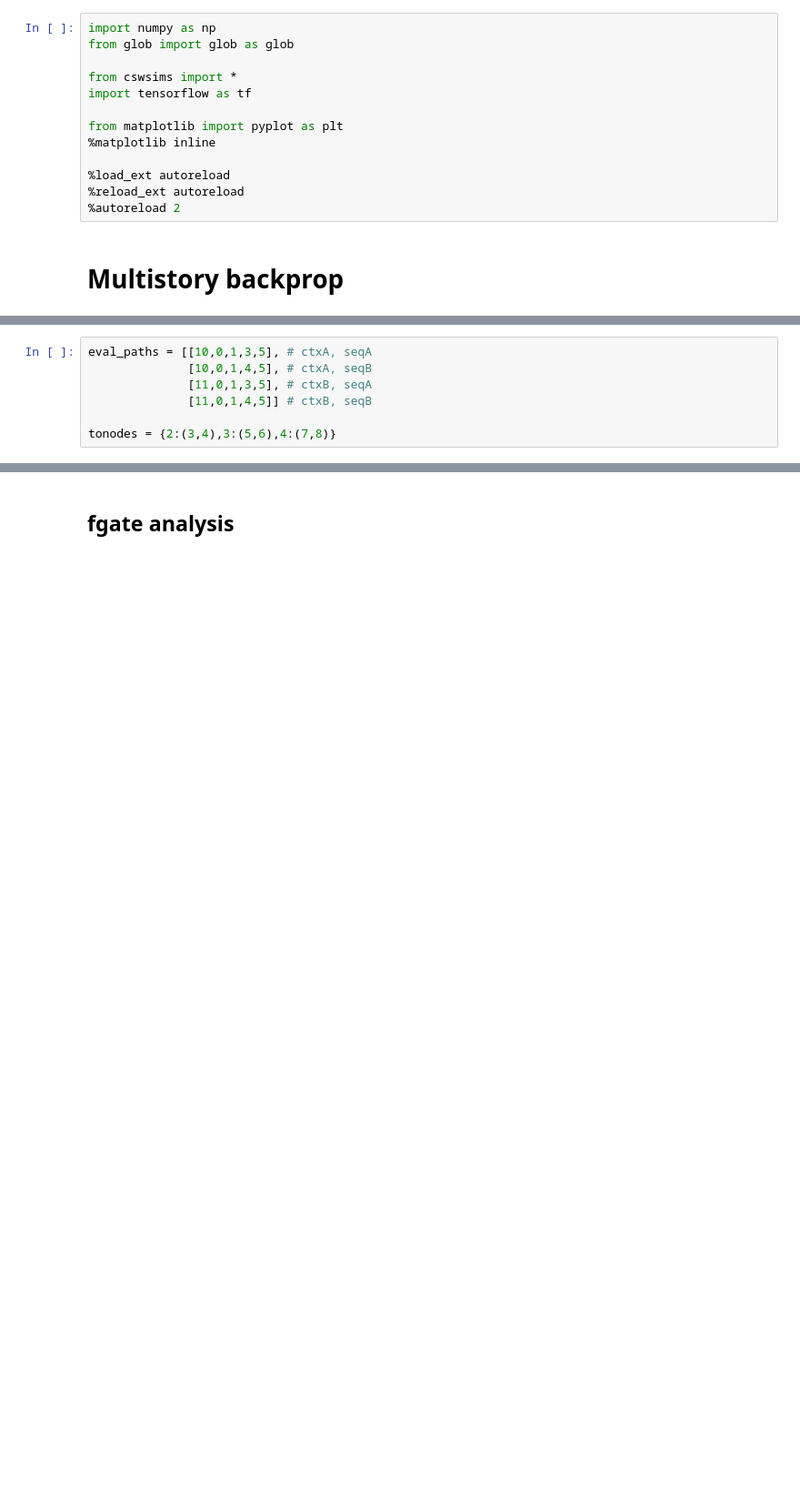
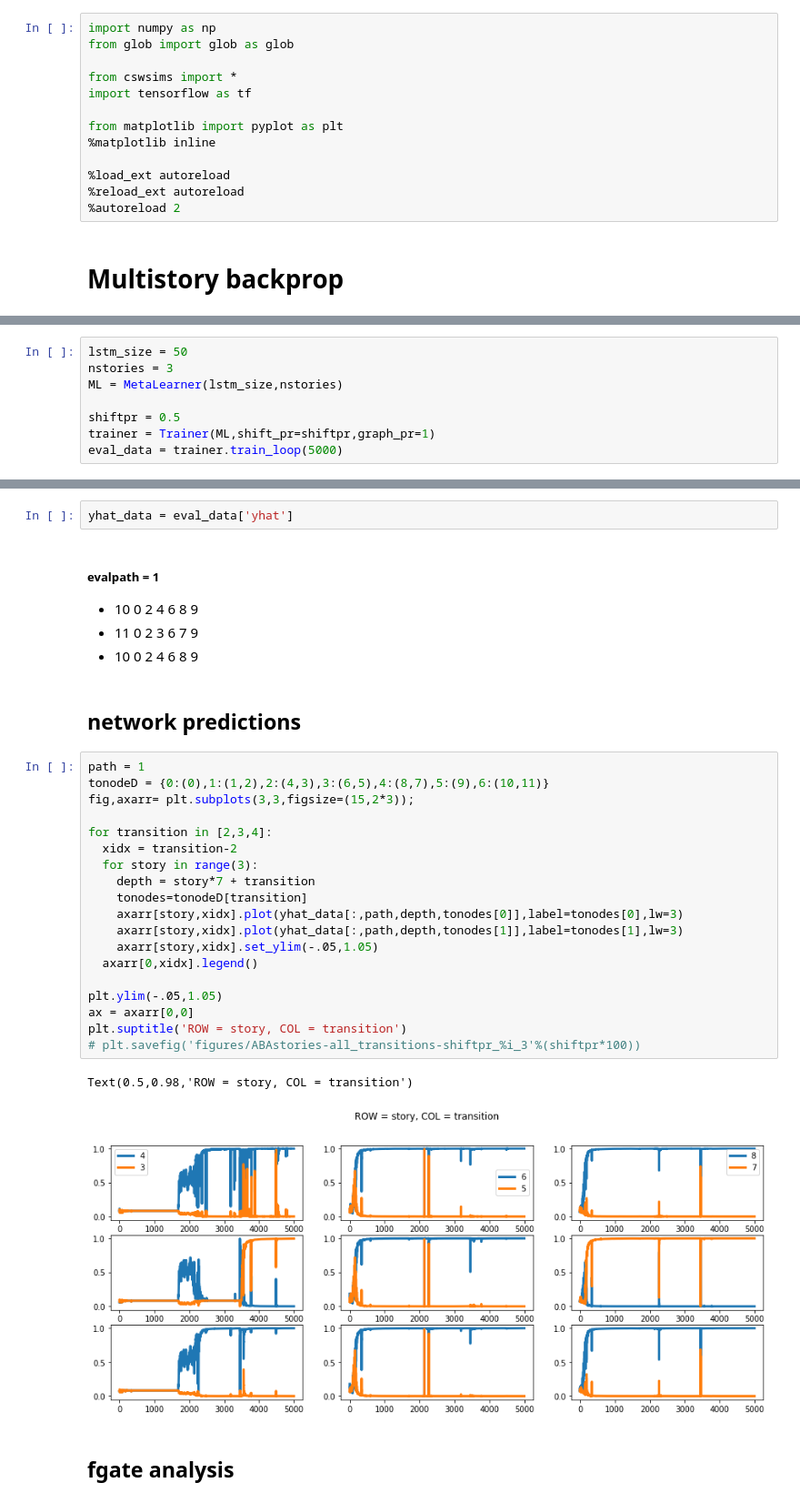
Before and after one commit to andrebeu/cswNets, a Jupyter notebook: cswNets.ipynb, the cells around one changed output, grey strips where cells are left out. Shown at 91% size. Drawn from its saved outputs; the diff is of its cells as text; blank space fills up the shorter version.

```diff
--- a/cswNets.ipynb
+++ b/cswNets.ipynb
@@ -91,7 +20,8 @@ ADAM01
-# %%
-eval_paths = [[10,0,1,3,5], # ctxA, seqA
-              [10,0,1,4,5], # ctxA, seqB
-              [11,0,1,3,5], # ctxB, seqA
-              [11,0,1,4,5]] # ctxB, seqB
-
-tonodes = {2:(3,4),3:(5,6),4:(7,8)}
+# %%
+lstm_size = 50
+nstories = 3
+ML = MetaLearner(lstm_size,nstories)
+
+shiftpr = 0.5
+trainer = Trainer(ML,shift_pr=shiftpr,graph_pr=1)
+eval_data = trainer.train_loop(5000)
@@ -98,2 +46,33 @@ tonodes = {2:(3,4),3:(5,6),4:(7,8)}
+# %%
+yhat_data = eval_data['yhat']
+# %% [markdown]
+##### evalpath = 1
+- 10 0 2 4 6 8 9
+- 11 0 2 3 6 7 9
+- 10 0 2 4 6 8 9
+# %% [markdown]
+## network predictions
+# %%
+path = 1
+tonodeD = {0:(0),1:(1,2),2:(4,3),3:(6,5),4:(8,7),5:(9),6:(10,11)}
+fig,axarr= plt.subplots(3,3,figsize=(15,2*3));
+
+for transition in [2,3,4]:
+  xidx = transition-2
+  for story in range(3):
+    depth = story*7 + transition
+    tonodes=tonodeD[transition]
+    axarr[story,xidx].plot(yhat_data[:,path,depth,tonodes[0]],label=tonodes[0],lw=3)
+    axarr[story,xidx].plot(yhat_data[:,path,depth,tonodes[1]],label=tonodes[1],lw=3)
+    axarr[story,xidx].set_ylim(-.05,1.05)
+  axarr[0,xidx].legend()
+
+plt.ylim(-.05,1.05)
+ax = axarr[0,0]
+plt.suptitle('ROW = story, COL = transition')
+# plt.savefig('figures/ABAstories-all_transitions-shiftpr_%i_3'%(shiftpr*100))
+# %% [output]
+Text(0.5,0.98,'ROW = story, COL = transition')
+[figure, added]
 # %% [markdown]
 ## fgate analysis
```
Also changed, not shown: parts of 47 cells of this notebook, 18 other files.
